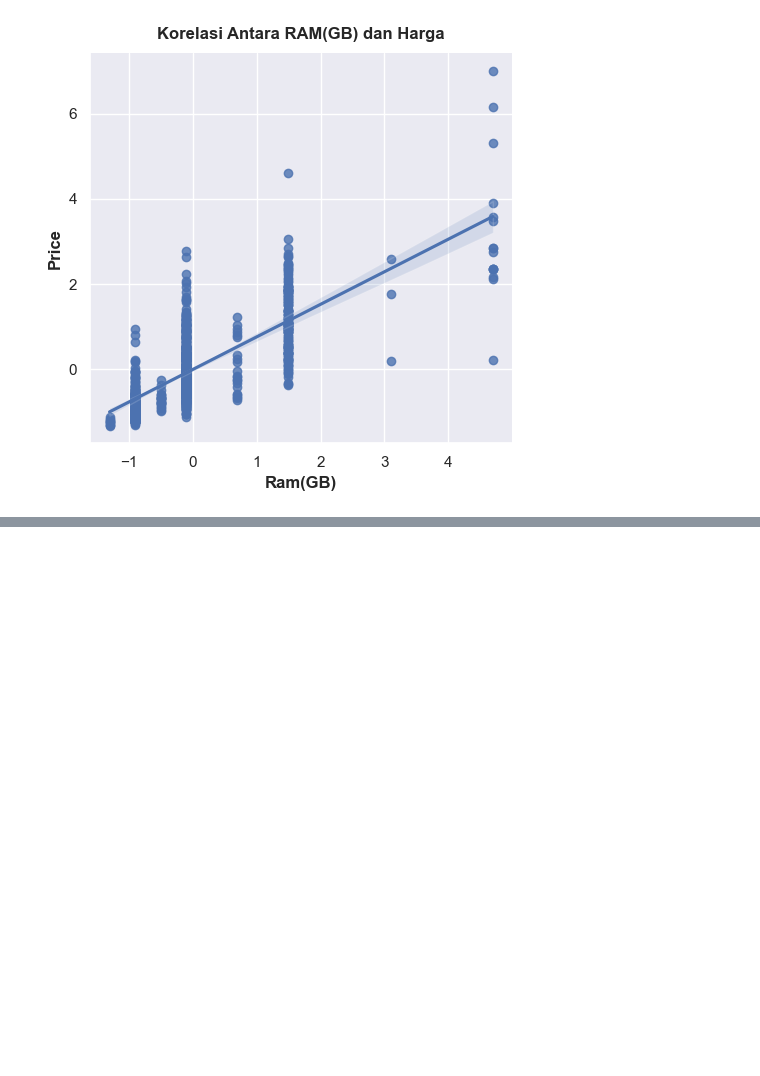
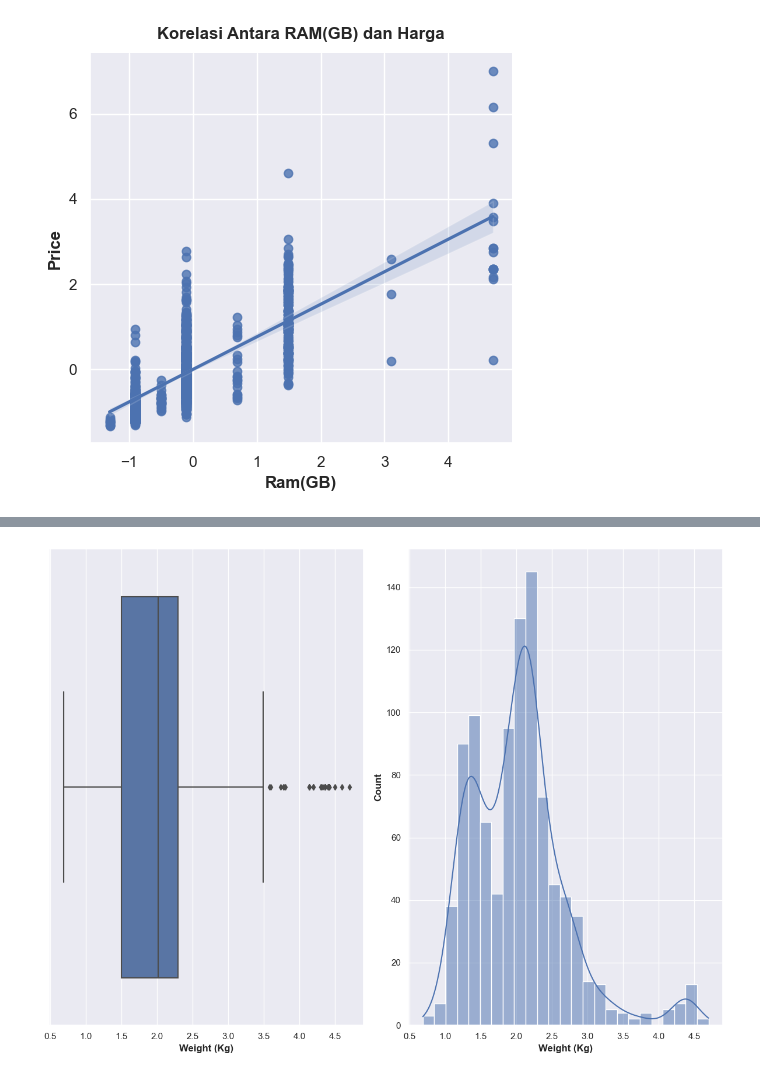
Before and after one commit to indraJuliansyahPutra/Laptop-Price, a Jupyter notebook: visualisasi.ipynb, the cells around one changed output, grey strips where cells are left out. Cells and saved outputs as stored; diff of their text form; code cells hidden in the pictures; blank space fills up the shorter version.

Commit message:
Visualisasi Data Tahap Pertama

```diff
--- a/visualisasi.ipynb
+++ b/visualisasi.ipynb
@@ -413,3 +413,16 @@ laptop.describe()
 | 50% | 8.000000 | 2.020000 | 8.527428e+06 | 0.000000 | 2.500000 | 256.000000 | 0.000000 | ... |
 | 75% | 8.000000 | 2.300000 | 1.311570e+07 | 0.000000 | 2.700000 | 512.000000 | 0.000000 | ... |
 | max | 32.000000 | 4.700000 | 5.423231e+07 | 1.000000 | 3.600000 | 2000.000000 | 2000.000000 | ... |
+# %%
+fig, (ax_box, ax_hist) = plt.subplots(1, 2, figsize=(12, 9))
+
+sns.boxplot(data=laptop, x = 'weigth(kg)', ax = ax_box)
+ax_box.set_xlabel('Weight (Kg)')
+
+sns.histplot(data=laptop, x = 'weigth(kg)', ax = ax_hist, kde=True)
+ax_hist.set_xlabel('Weight (Kg)')
+
+plt.tight_layout()
+plt.show()
+# %% [output]
+[figure, added]
```
Also changed, not shown: parts of 4 cells of this notebook.
